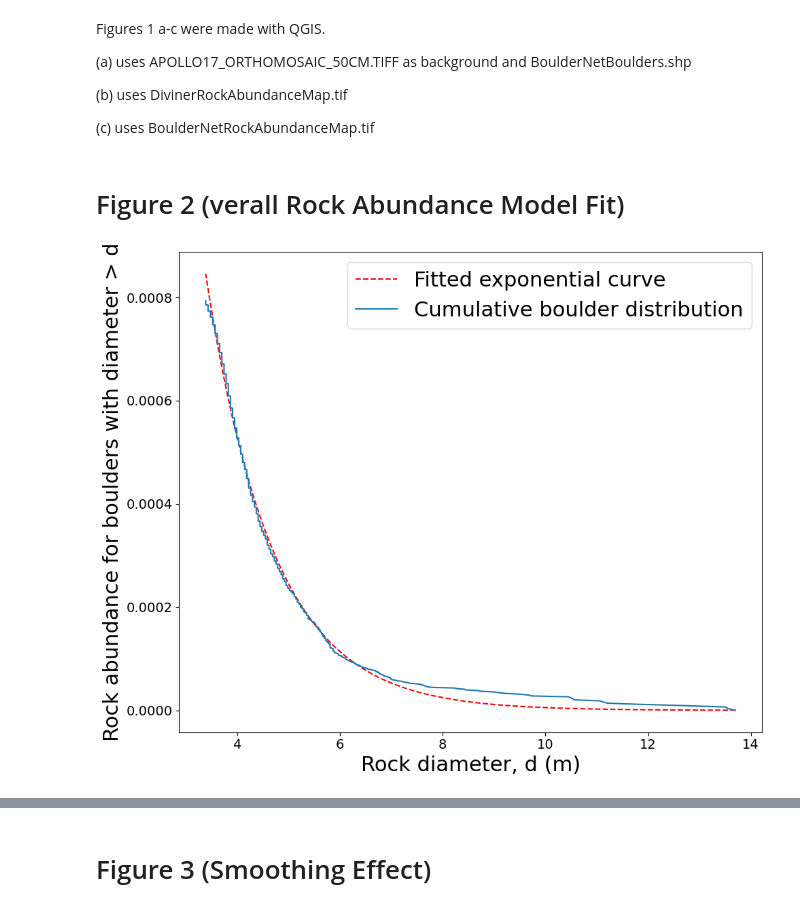
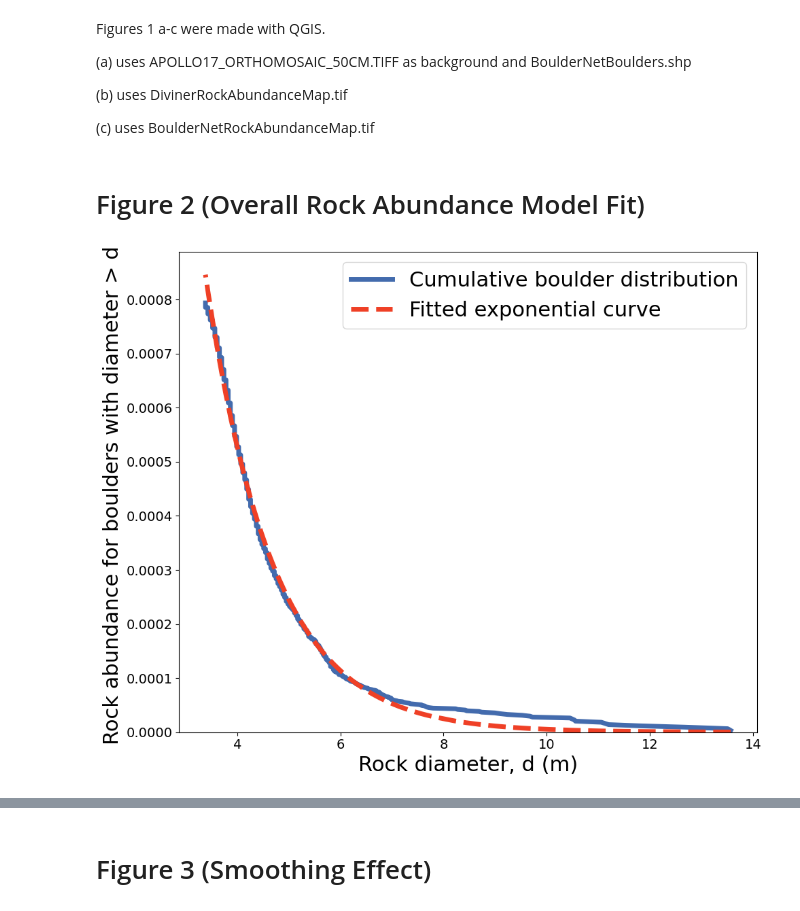
Before and after one commit to brianvamaro/lunarrockabundance, a Jupyter notebook: Lunar Rock Abundance Comparison Analysis.ipynb, the cells around one changed output, grey strips where cells are left out. Cells and saved outputs as stored; diff of their text form; code cells hidden in the pictures.

```diff
--- a/Lunar Rock Abundance Comparison Analysis.ipynb
+++ b/Lunar Rock Abundance Comparison Analysis.ipynb
@@ -38,7 +37,7 @@ Figures 1 a-c were made with QGIS.
 
 (c) uses BoulderNetRockAbundanceMap.tif
 # %% [markdown]
-# Figure 2 (verall Rock Abundance Model Fit)
+# Figure 2 (Overall Rock Abundance Model Fit)
 # %%
 bouldersGDF= pd.read_csv("Data/BouldersWithTileID.csv")
 
@@ -50,25 +49,32 @@ bouldersGDF['diameter'] = 2 * np.sqrt(bouldersGDF['boulder_area'] / np.pi)
 # %%
 diameterVals, arealFractionVals = get_cumulative_area(bouldersGDF, total_area=total_area, minimum=3.385)
 
 params, pcov = curve_fit(lambda D,k,q:  rock_abundance_function(D, k, q),  diameterVals,  arealFractionVals,  p0=(0.01, 1))
 k = params[0]
 q = params[1]
 
+extended_diameters = np.concatenate([
+    np.linspace(1, min(diameterVals), 50),  # Add points between 1m and your first measurement
+    diameterVals
+])
+
 fig, ax = plt.subplots(figsize=(10, 8))
-ax.plot(diameterVals, rock_abundance_function(diameterVals, k, q), 'red', linestyle="--", label="Fitted exponential curve")
-ax.plot(diameterVals, arealFractionVals, label="Cumulative boulder distribution")
+ax.plot(diameterVals, arealFractionVals, 'xkcd:french blue', label="Cumulative boulder distribution", linewidth=5)
+ax.plot(diameterVals, rock_abundance_function(diameterVals, k, q), 'xkcd:tomato', linestyle="--", label="Fitted exponential curve", linewidth=5)
 ax.set_xlabel("Rock diameter, d (m)", fontsize=22)
-ax.set_ylabel("Rock abundance for boulders with diameter > d", fontsize=22)
+ax.set_ylabel("Rock abundance for boulders with diameter > d ", fontsize=22)
 ax.tick_params(axis='both', which='major', labelsize=14)
 legend = ax.legend(prop={'size': 22})
-
+plt.ylim(0)
 
 plt.tight_layout()
+
+plt.savefig('Figure 2 plot.png', dpi=300, bbox_inches='tight')
 
 plt.show()
 
 print(f'k: {k}')
 print(f'q: {q}')
 print(rock_abundance_function(1, k, q))
 # %% [output]
-[figure, old version]
+[figure, new version]
```
Also changed, not shown: parts of 29 cells of this notebook.
